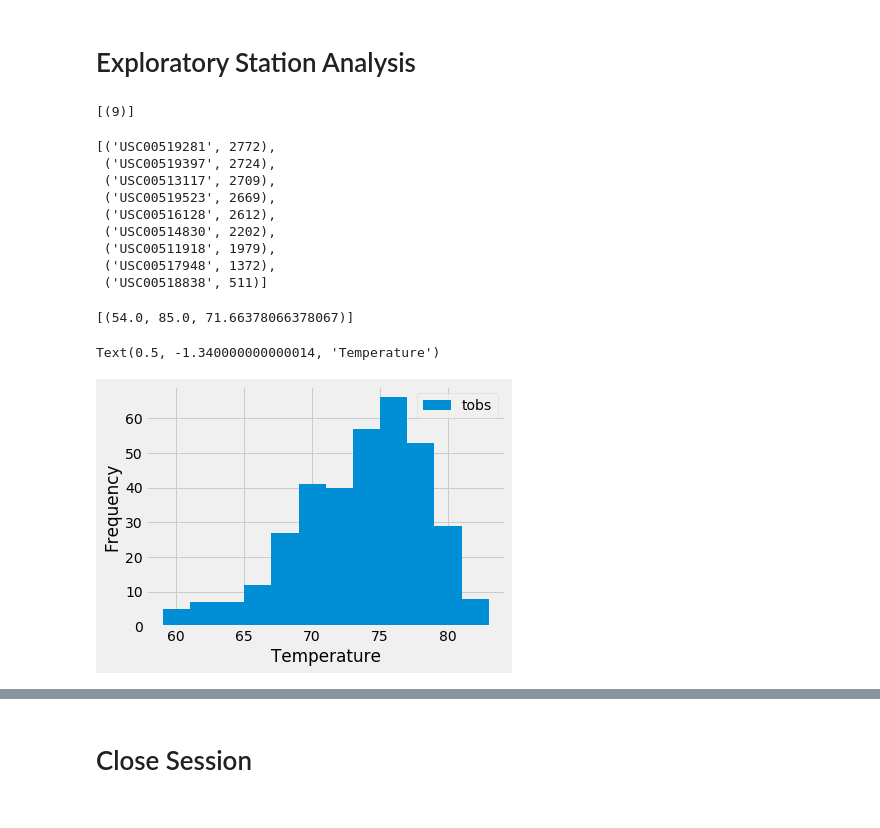
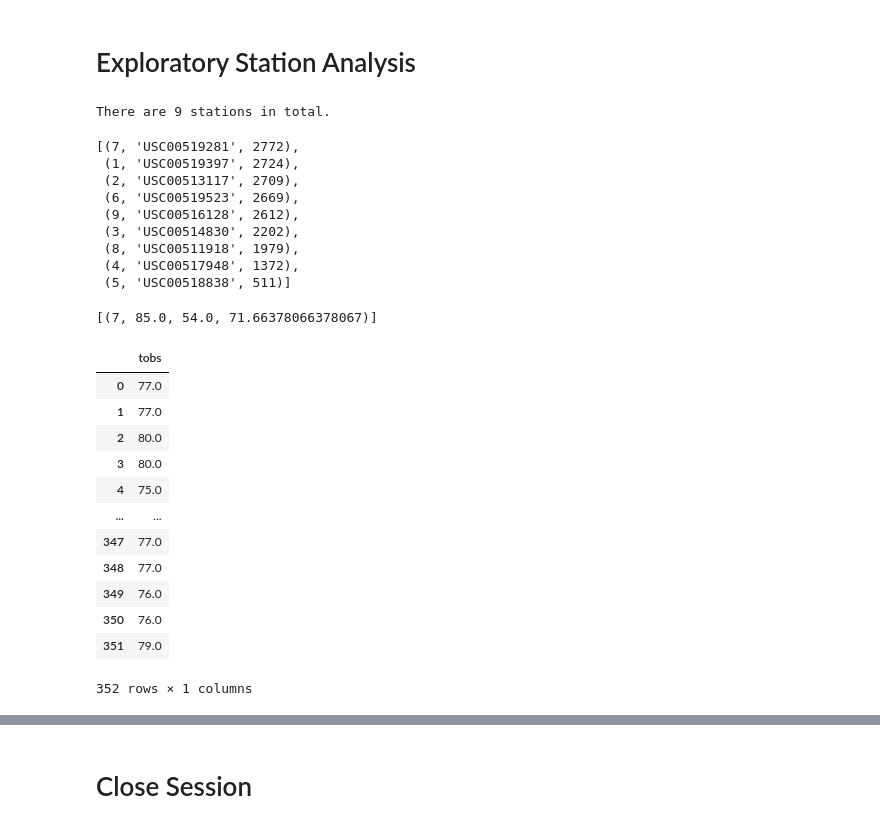
Before and after one commit to Andunguh/sqlalchemy-challenge, a Jupyter notebook: climate.ipynb, the cells around one changed output, grey strips where cells are left out. Drawn from its saved outputs; the diff is of its cells as text; code cells hidden in the pictures.

```diff
--- a/climate.ipynb
+++ b/climate.ipynb
@@ -91,28 +141,59 @@ print(results)
 # Exploratory Station Analysis
 # %%
 # Design a query to calculate the total number stations in the dataset
+no_stations = session.query(Measurement.station).distinct().count()
+print(f'There are {no_stations} stations in total.')
 # %% [output]
-[(9)]
+There are 9 stations in total.
 # %%
 # Design a query to find the most active stations (i.e. what stations have the most rows?)
 # List the stations and the counts in descending order.
+
+session.query(Station.id, Station.station,func.count(Measurement.id)).\
+    filter(Station.station == Measurement.station).\
+    group_by(Measurement.station).\
+    order_by(func.count(Measurement.id).desc()).all()
 # %% [output]
-[('USC00519281', 2772),
- ('USC00519397', 2724),
- ('USC00513117', 2709),
- ('USC00519523', 2669),
- ('USC00516128', 2612),
- ('USC00514830', 2202),
- ('USC00511918', 1979),
- ('USC00517948', 1372),
- ('USC00518838', 511)]
+[(7, 'USC00519281', 2772),
+ (1, 'USC00519397', 2724),
+ (2, 'USC00513117', 2709),
+ (6, 'USC00519523', 2669),
+ (9, 'USC00516128', 2612),
+ (3, 'USC00514830', 2202),
+ (8, 'USC00511918', 1979),
+ (4, 'USC00517948', 1372),
+ (5, 'USC00518838', 511)]
 # %%
 # Using the most active station id from the previous query, calculate the lowest, highest, and average temperature.
+
+session.query(Station.id, func.max(Measurement.tobs), func.min(Measurement.tobs), func.avg(Measurement.tobs)).\
+    filter(Station.station == Measurement.station,Station.id == '7').\
+    group_by(Measurement.station).\
+    order_by(func.count(Measurement.id).desc()).all()
 # %% [output]
-[(54.0, 85.0, 71.66378066378067)]
+[(7, 85.0, 54.0, 71.66378066378067)]
 # %%
 # Using the most active station id
 # Query the last 12 months of temperature observation data for this station and plot the results as a histogram
+
+tobs_query = session.query(Measurement.tobs).\
+    filter(Station.station == Measurement.station,Station.id == '7',Measurement.date >= '2016-08-23').\
+    order_by(Measurement.date).all()
-# %% [output]
-Text(0.5, -1.340000000000014, 'Temperature')
-[figure, removed]
+# %%
+tobs_df = pd.DataFrame(tobs_query)
+tobs_df.columns = ['tobs']
+tobs_df
+# %% [output]
+|  | tobs |
+| 0 | 77.0 |
+| 1 | 77.0 |
+| 2 | 80.0 |
+| 3 | 80.0 |
+| 4 | 75.0 |
+| ... | ... |
+| 347 | 77.0 |
+| 348 | 77.0 |
+| 349 | 76.0 |
+| 350 | 76.0 |
+| 351 | 79.0 |
+352 rows × 1 columns
```
Also changed, not shown: parts of 7 cells of this notebook.
